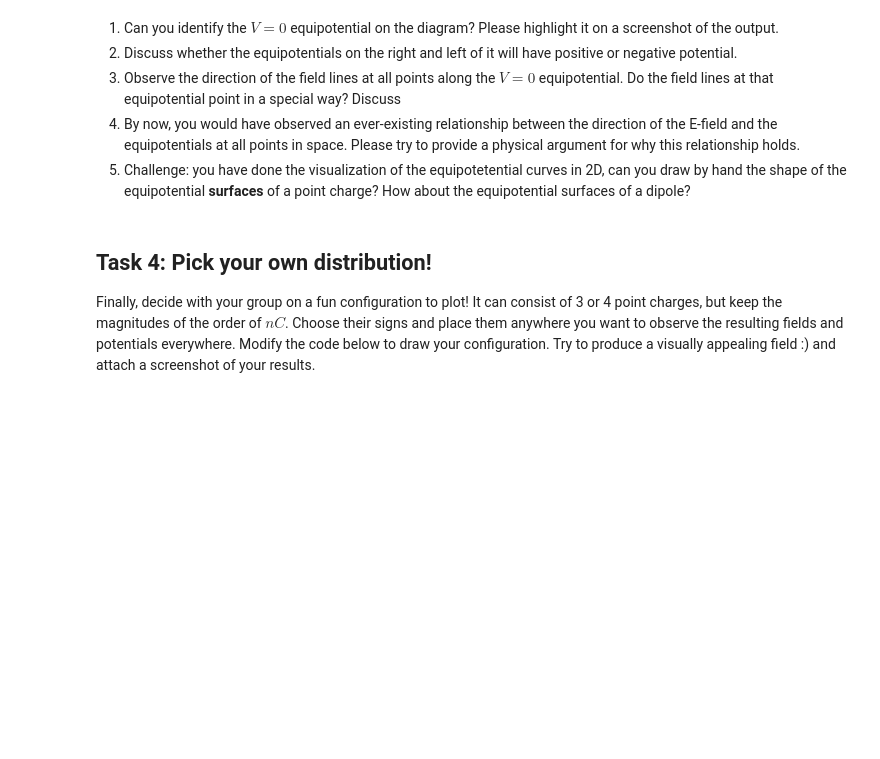
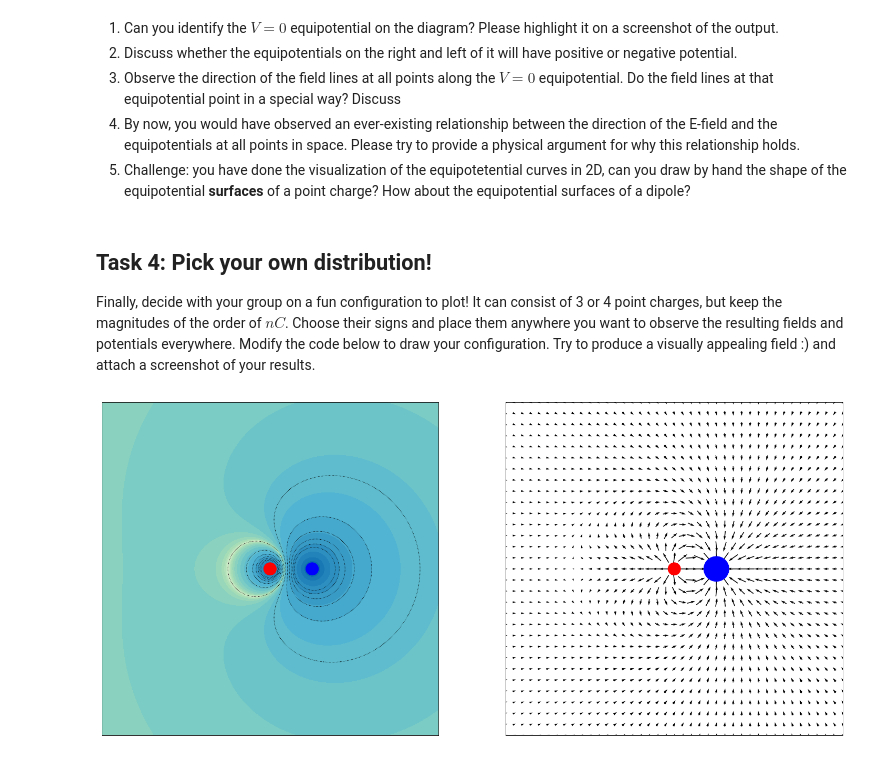
Before and after one commit to mohamed-mit/spring21, a Jupyter notebook: 3- Field Lines and Equipotentials.ipynb, the cells around one changed output. Cells and saved outputs as stored; diff of their text form; code cells hidden in the pictures; blank space fills up the shorter version.

```diff
--- a/3- Field Lines and Equipotentials.ipynb
+++ b/3- Field Lines and Equipotentials.ipynb
@@ -142,3 +149,8 @@ draw_E_and_V([1e-9],[[0,0,0]])
 # %%
 #change this to describe your own distribution of 3-4 charges
 draw_E_and_V([1e-9],[[0,0,0]])
+# %%
+#change this to describe your own distribution of 3-4 charges
+draw_E_and_V([1e-9,-2e-9],[[0,0,0],[2,0,0]],circlesize=False,lines=False)
+# %% [output]
+[figure, added]
```
Also changed, not shown: parts of 3 cells of this notebook, 2 other files.
